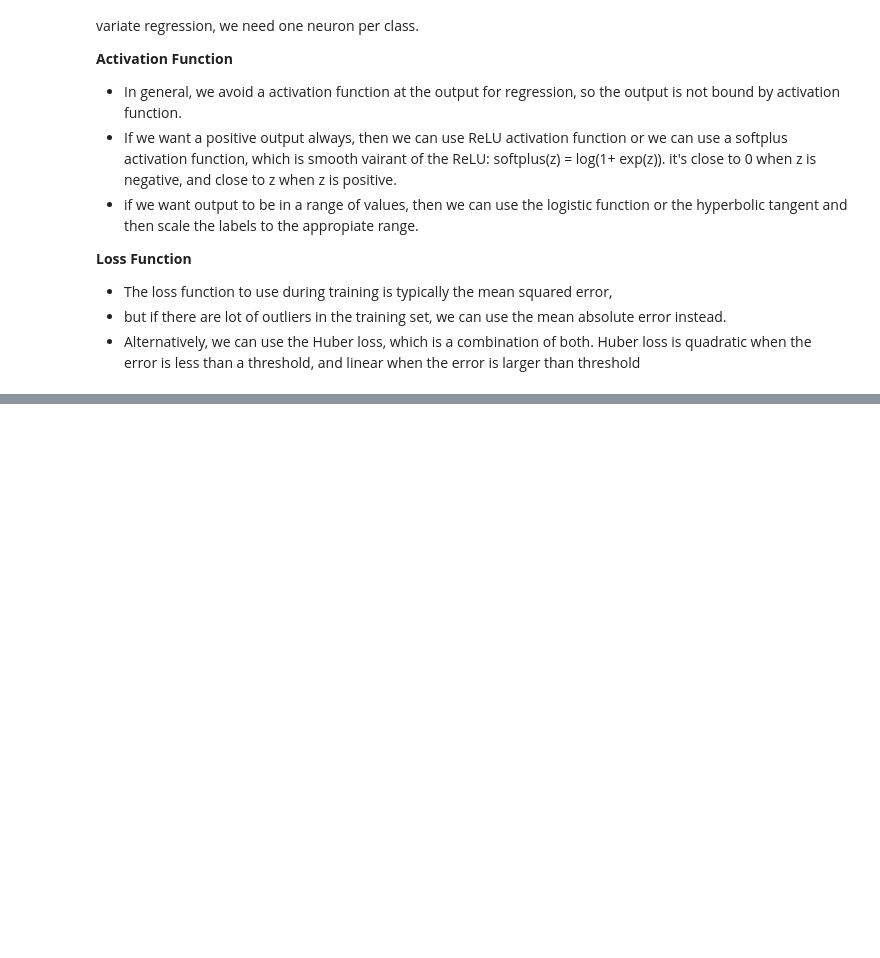
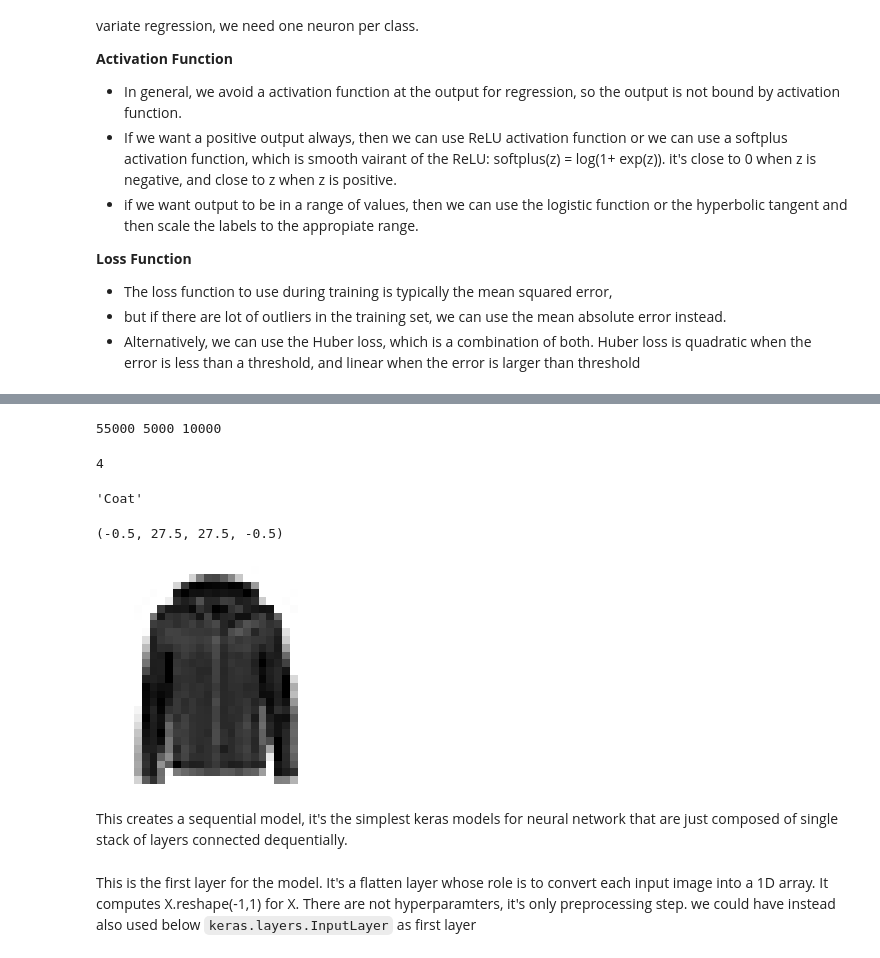
Before and after one commit to apurvasijaria/notes-and-codes-from-books, a Jupyter notebook: Hands-on-ML-with-scikit-learn-keras-tensorflow-2ndEd/Ch_10_introduction_to_artificial_neural_networks_with_keras.ipynb, the cells around one changed output, grey strips where cells are left out. Drawn from its saved outputs; the diff is of its cells as text; code cells hidden in the pictures; blank space fills up the shorter version.

````diff
--- a/Hands-on-ML-with-scikit-learn-keras-tensorflow-2ndEd/Ch_10_introduction_to_artificial_neural_networks_with_keras.ipynb
+++ b/Hands-on-ML-with-scikit-learn-keras-tensorflow-2ndEd/Ch_10_introduction_to_artificial_neural_networks_with_keras.ipynb
@@ -157,0 +204,4 @@ __Loss Function__
+# %%
+fmnist = datasets.fashion_mnist
+# %%
+(X_train, y_train), (X_test, y_test) = fmnist.load_data()
@@ -157,0 +238,13 @@ __Loss Function__
+# %%
+##Creating validation dataset and scaling the dataset
+
+X_val, X_train = X_train[:5000],X_train[5000:]
+y_val, y_train = y_train[:5000],y_train[5000:]
+# %%
+print(len(X_train),len(X_val),len(X_test))
+# %% [output]
+55000 5000 10000
+# %%
+##Scaling
+
+X_train, X_val, X_test = X_train/255.0, X_val/255.0,X_test/255.0
@@ -157,0 +254,20 @@ __Loss Function__
+# %%
+##Vaiualizing one instance
+y_train[0]
+# %% [output]
+4
+# %%
+labels[4]
+# %% [output]
+'Coat'
+# %%
+import matplotlib.pyplot as plt
+import matplotlib as mpl
+import numpy as np
+
+some_digit = X_train[0]
+plt.imshow(some_digit,cmap ="binary")
+plt.axis("off")
+# %% [output]
+(-0.5, 27.5, 27.5, -0.5)
+[figure, added]
@@ -157,0 +278,2 @@ __Loss Function__
+# %% [markdown]
+This creates a sequential model, it's the simplest keras models for neural network that are just composed of single stack of layers connected dequentially.
@@ -157,0 +283,3 @@ __Loss Function__
+# %% [markdown]
+This is the first layer for the model. It's a flatten layer whose role is to convert each input image into a 1D array. It computes X.reshape(-1,1) for X. There are not hyperparamters, it's only preprocessing step.
+we could have instead also used below ```keras.layers.InputLayer``` as first layer
````
Also changed, not shown: parts of 95 cells of this notebook, 17 other files.
